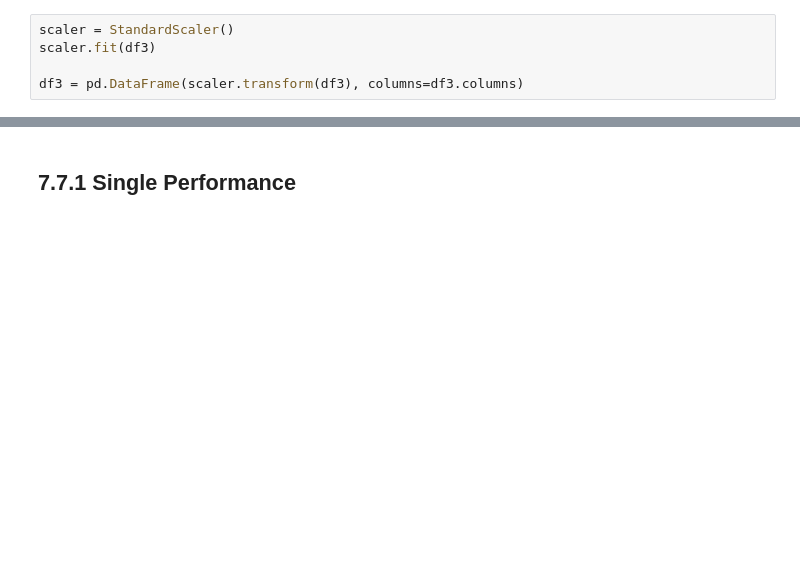
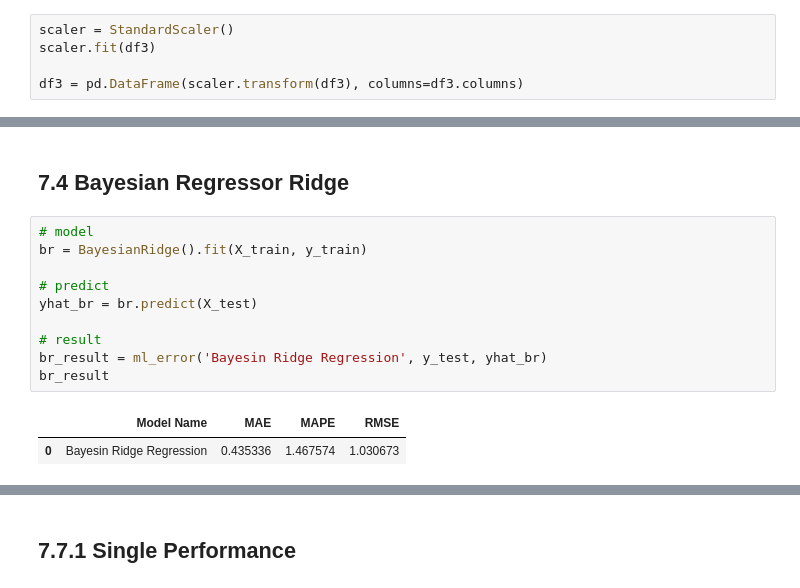
Before and after one commit to marcusbraggion/absenteeism_at_work, a Jupyter notebook: notebooks/absenteeism_at_work.ipynb, the cells around one changed output, grey strips where cells are left out. Drawn from its saved outputs; the diff is of its cells as text; blank space fills up the shorter version.

```diff
--- a/notebooks/absenteeism_at_work.ipynb
+++ b/notebooks/absenteeism_at_work.ipynb
@@ -647,0 +582,15 @@ rf_cv
+# %% [markdown]
+## 7.4 Bayesian Regressor Ridge
+# %%
+# model
+br = BayesianRidge().fit(X_train, y_train)
+
+# predict
+yhat_br = br.predict(X_test)
+
+# result
+br_result = ml_error('Bayesin Ridge Regression', y_test, yhat_br)
+br_result
+# %% [output]
+|  | Model Name | MAE | MAPE | RMSE |
+| 0 | Bayesin Ridge Regression | 0.435336 | 1.467574 | 1.030673 |
```
Also changed, not shown: parts of 79 cells of this notebook.
